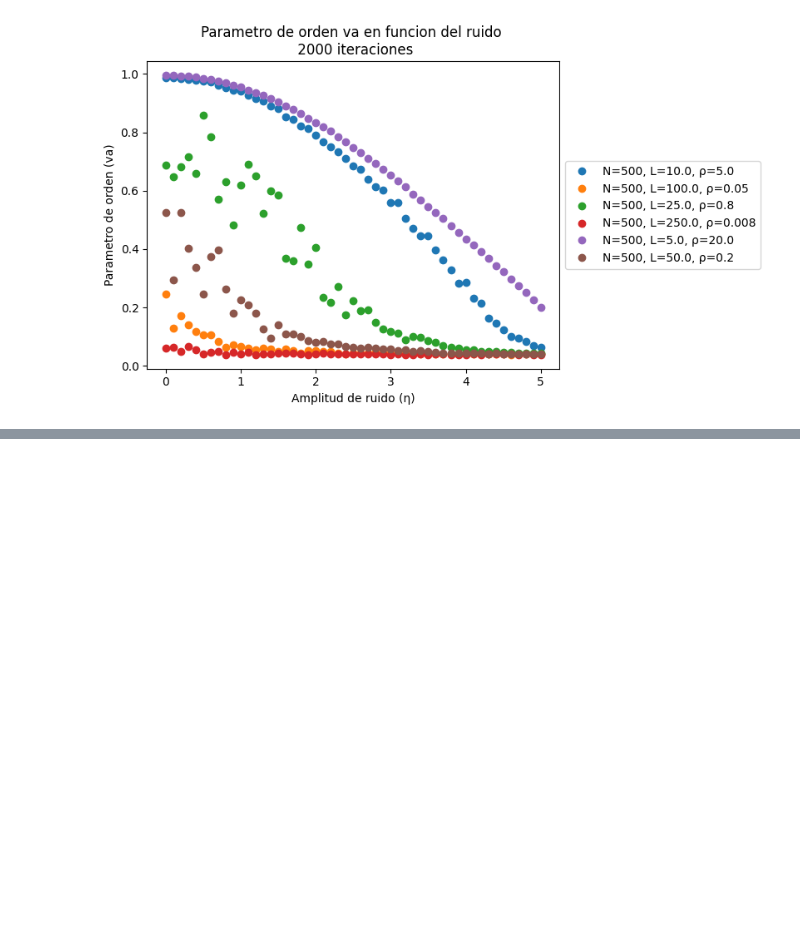
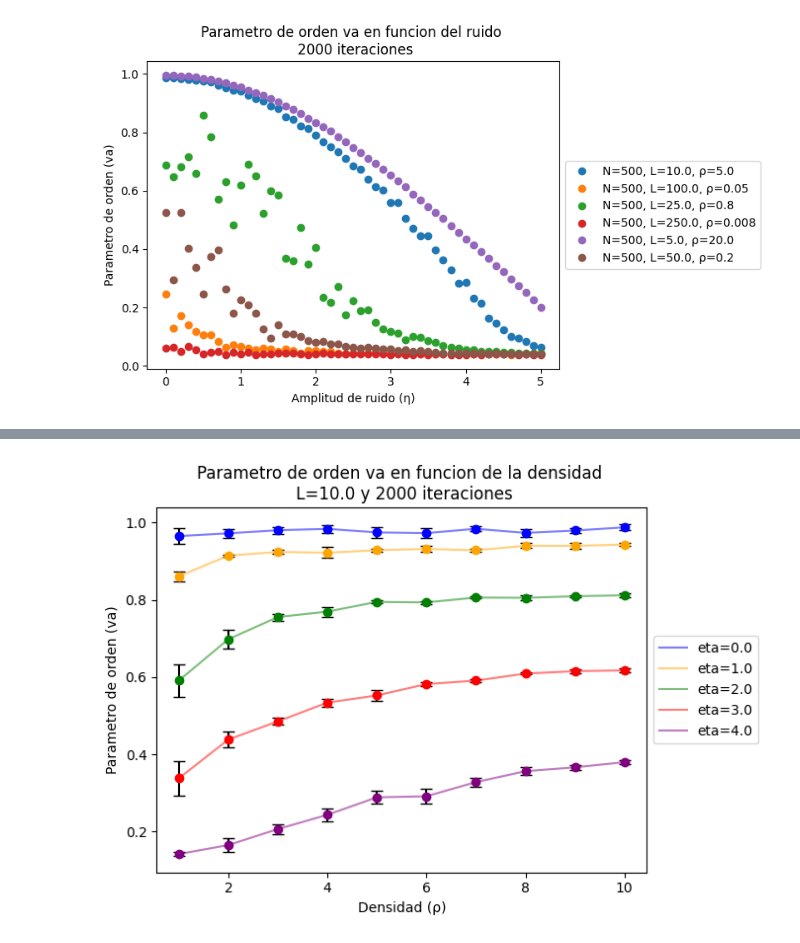
Before and after one commit to lukyferreiro/TPs-SS, a Jupyter notebook: TP2/animation/benchmark_2000.ipynb, the cells around one changed output, grey strips where cells are left out. Cells and saved outputs as stored; diff of their text form; code cells hidden in the pictures; blank space fills up the shorter version.

Commit message:
Create benchmark for density variation

```diff
--- a/TP2/animation/benchmark_2000.ipynb
+++ b/TP2/animation/benchmark_2000.ipynb
@@ -77,0 +79,9 @@ plot_va_variating_eta(all_data)
+# %%
+from utils.particlesParser import parse_variating_density_directory
+from utils.plots import plot_va_variating_density
+
+TO_DIR = '../simulator/src/main/resources/benchmark_2000/variating_density'
+all_data = parse_variating_density_directory(TO_DIR)
+plot_va_variating_density(all_data)
+# %% [output]
+[figure, added]
```
Also changed, not shown: parts of 1 cell of this notebook, 18 other files.
